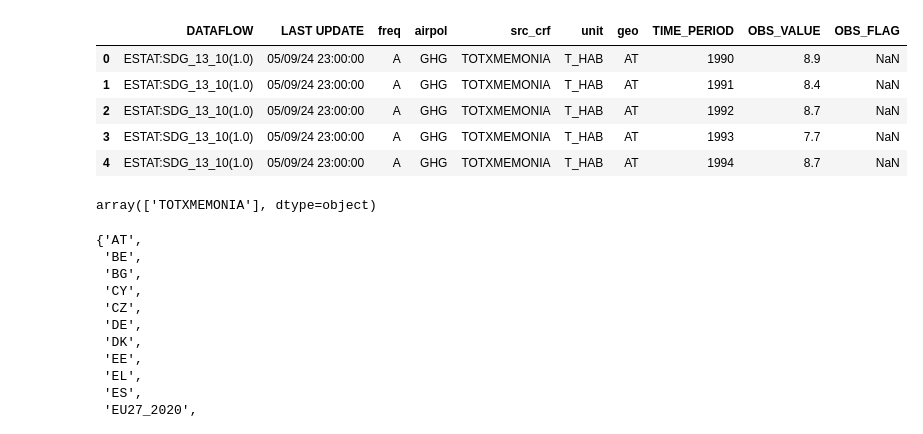
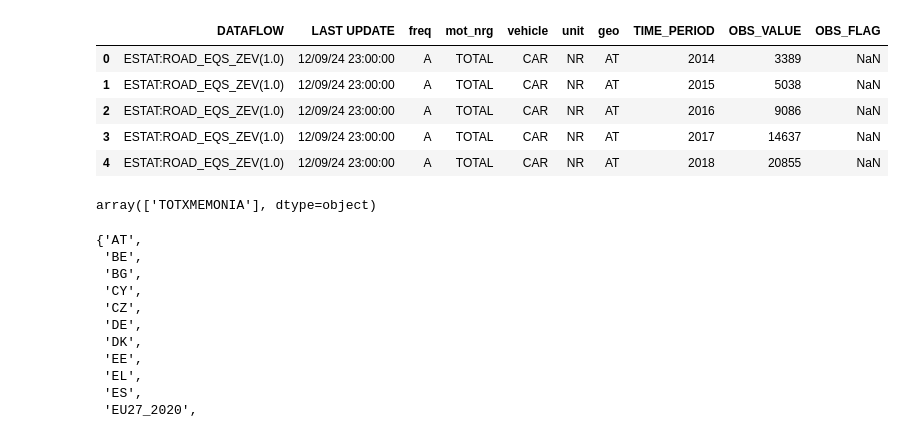
Before and after one commit to EvertIngwersen/TIL-Python-Project, a Jupyter notebook: data_cleaning.ipynb, the cells around one changed output. Cells and saved outputs as stored; diff of their text form; code cells hidden in the pictures.

```diff
--- a/data_cleaning.ipynb
+++ b/data_cleaning.ipynb
@@ -12,14 +12,14 @@ set2 = set(database_2.geo.unique())
 # %%
 set3 = set(database_3.geo.unique())
 # %%
-database_3.head()
+database_2.head()
 # %% [output]
-|  | DATAFLOW | LAST UPDATE | freq | airpol | src_crf | unit | geo | TIME_PERIOD | OBS_VALUE | OBS_FLAG |
-| 0 | ESTAT:SDG_13_10(1.0) | 05/09/24 23:00:00 | A | GHG | TOTXMEMONIA | T_HAB | AT | 1990 | 8.9 | NaN |
-| 1 | ESTAT:SDG_13_10(1.0) | 05/09/24 23:00:00 | A | GHG | TOTXMEMONIA | T_HAB | AT | 1991 | 8.4 | NaN |
-| 2 | ESTAT:SDG_13_10(1.0) | 05/09/24 23:00:00 | A | GHG | TOTXMEMONIA | T_HAB | AT | 1992 | 8.7 | NaN |
-| 3 | ESTAT:SDG_13_10(1.0) | 05/09/24 23:00:00 | A | GHG | TOTXMEMONIA | T_HAB | AT | 1993 | 7.7 | NaN |
-| 4 | ESTAT:SDG_13_10(1.0) | 05/09/24 23:00:00 | A | GHG | TOTXMEMONIA | T_HAB | AT | 1994 | 8.7 | NaN |
+|  | DATAFLOW | LAST UPDATE | freq | mot_nrg | vehicle | unit | geo | TIME_PERIOD | OBS_VALUE | OBS_FLAG |
+| 0 | ESTAT:ROAD_EQS_ZEV(1.0) | 12/09/24 23:00:00 | A | TOTAL | CAR | NR | AT | 2014 | 3389 | NaN |
+| 1 | ESTAT:ROAD_EQS_ZEV(1.0) | 12/09/24 23:00:00 | A | TOTAL | CAR | NR | AT | 2015 | 5038 | NaN |
+| 2 | ESTAT:ROAD_EQS_ZEV(1.0) | 12/09/24 23:00:00 | A | TOTAL | CAR | NR | AT | 2016 | 9086 | NaN |
+| 3 | ESTAT:ROAD_EQS_ZEV(1.0) | 12/09/24 23:00:00 | A | TOTAL | CAR | NR | AT | 2017 | 14637 | NaN |
+| 4 | ESTAT:ROAD_EQS_ZEV(1.0) | 12/09/24 23:00:00 | A | TOTAL | CAR | NR | AT | 2018 | 20855 | NaN |
 # %%
 database_3.src_crf.unique()
 # %% [output]
```
Also changed, not shown: parts of 3 cells of this notebook.
